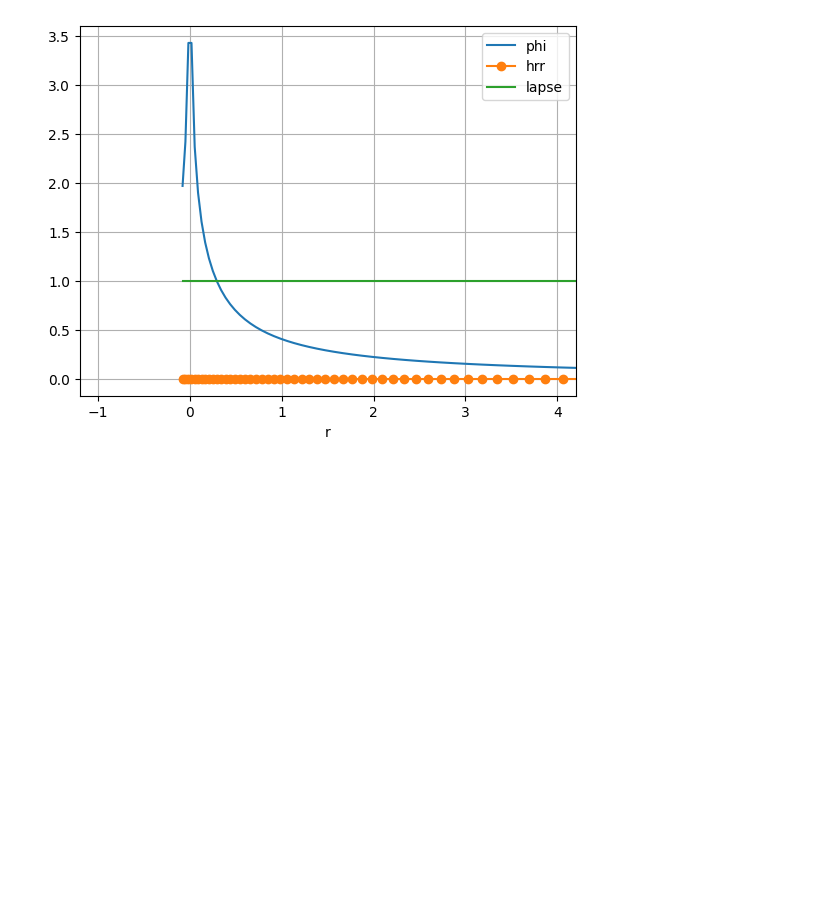
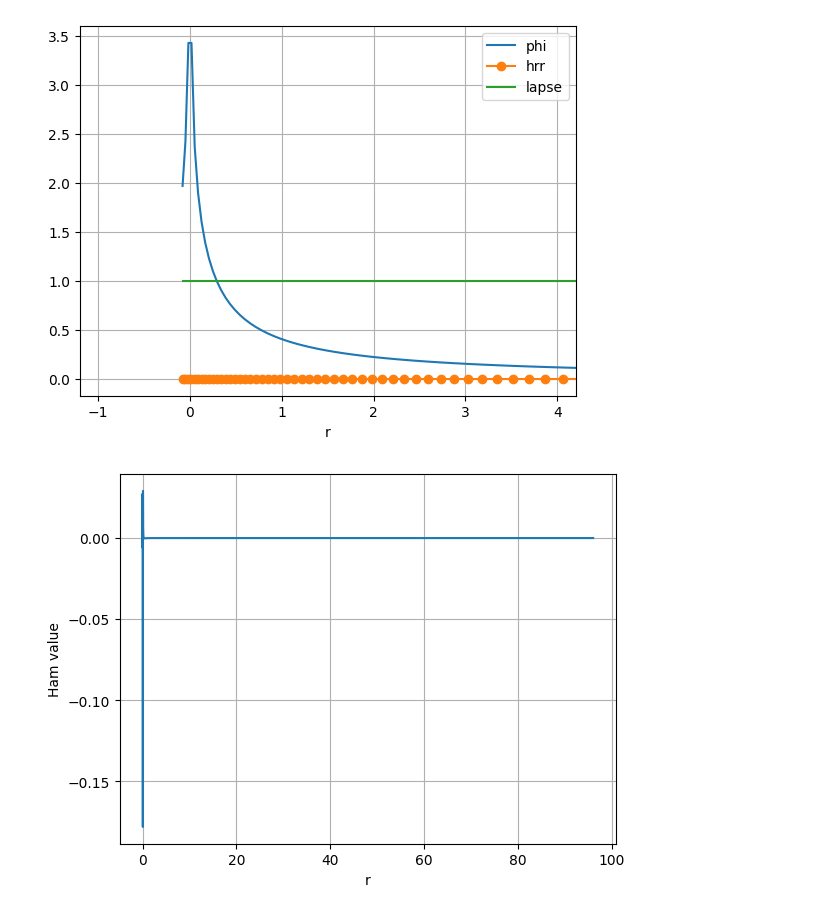
Before and after one commit to 1155092080/engrenage, a Jupyter notebook: Engrenagetut.ipynb, the cells around one changed output. Drawn from its saved outputs; the diff is of its cells as text; code cells hidden in the pictures; blank space fills up the shorter version.

```diff
--- a/Engrenagetut.ipynb
+++ b/Engrenagetut.ipynb
@@ -140,3 +140,17 @@ plt.xlim(-1.2,4.2)
 plt.grid()
 # %% [output]
 [figure]
+# %%
+# check the Hamiltonian constraint initially satisfied
+Ham = get_Ham_diagnostic(initial_state, np.array([0]), my_grid)
+
+# plot the profile for Ham
+plt.plot(r, Ham[0])
+
+plt.xlabel('r')
+#plt.xlim(-0.5,R+2)
+#plt.ylim(-0.1,0.1)
+plt.ylabel('Ham value')
+plt.grid()
+# %% [output]
+[figure, added]
```
Also changed, not shown: parts of 2 cells of this notebook.
